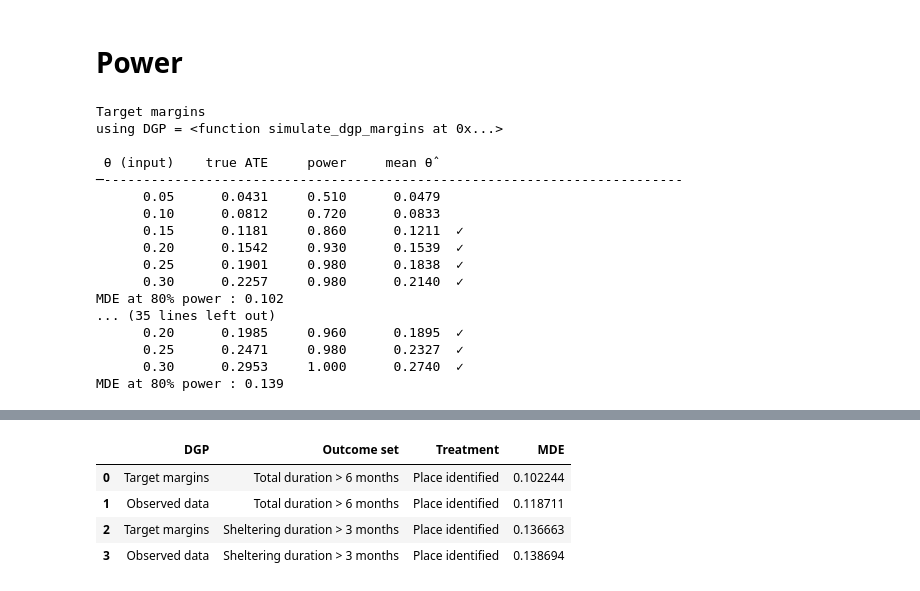
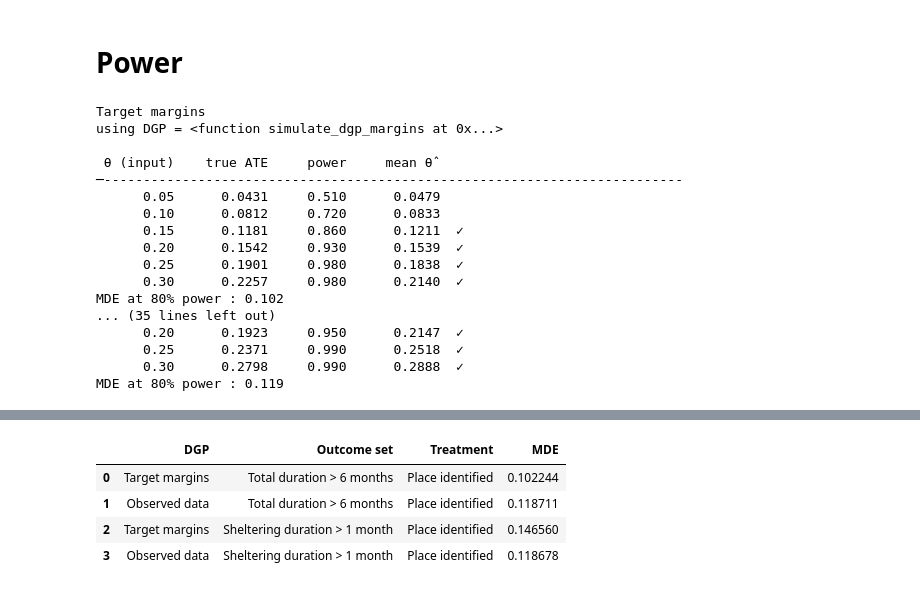
Before and after one commit to nicolepaul/protracted-displacement-idn, a Jupyter notebook: 3_Psychological.ipynb, the cells around one changed output, grey strips where cells are left out. Drawn from its saved outputs; the diff is of its cells as text; code cells hidden in the pictures.

Commit message:
add second tier of power analyses

```diff
--- a/3_Psychological.ipynb
+++ b/3_Psychological.ipynb
@@ -322,7 +322,7 @@ EFFECT_GRID = [0.05, 0.10, 0.15, 0.20, 0.25, 0.30]
 S_OUTER = 100
 
 T = 'place_identified'
-Ys = ['total-> 6 months', 'emergency-> 3 months']
+Ys = ['total-> 6 months', 'emergency-> 1 month']
 
 T_label = T.replace('_', ' ').capitalize()
 Y_labels = [y.replace('-', ' ').replace('total','Total duration').replace('emergency', 'Sheltering duration') for y in Ys]
@@ -345,36 +345,36 @@ for i, Y in enumerate(Ys):
         mde_records.append({
             'DGP':          dgp,
             'Outcome set':  Y_labels[i],
             'Treatment':    T_label,
             'MDE':          mde,
         })
 axs[1].set_ylabel(None)
 fig.tight_layout()
 fig.savefig(os.path.join(img_folder, f"pub_power_place_attachment.pdf"), dpi=300, facecolor="w", bbox_inches="tight")
 plt.show()
 
 pd.DataFrame(mde_records)
 # %% [output]
 Target margins
 using DGP = <function simulate_dgp_margins at 0x...>
 
  θ (input)    true ATE     power     mean θ̂
 ─--------------------------------------------------------------------------
       0.05      0.0431     0.510      0.0479
       0.10      0.0812     0.720      0.0833
       0.15      0.1181     0.860      0.1211  ✓
       0.20      0.1542     0.930      0.1539  ✓
       0.25      0.1901     0.980      0.1838  ✓
       0.30      0.2257     0.980      0.2140  ✓
 MDE at 80% power : 0.102
 ... (35 lines left out)
-      0.20      0.1985     0.960      0.1895  ✓
-      0.25      0.2471     0.980      0.2327  ✓
-      0.30      0.2953     1.000      0.2740  ✓
-MDE at 80% power : 0.139
+      0.20      0.1923     0.950      0.2147  ✓
+      0.25      0.2371     0.990      0.2518  ✓
+      0.30      0.2798     0.990      0.2888  ✓
+MDE at 80% power : 0.119
 [drawing not drawn]
 |  | DGP | Outcome set | Treatment | MDE |
 | 0 | Target margins | Total duration > 6 months | Place identified | 0.102244 |
 | 1 | Observed data | Total duration > 6 months | Place identified | 0.118711 |
-| 2 | Target margins | Sheltering duration > 3 months | Place identified | 0.136663 |
-| 3 | Observed data | Sheltering duration > 3 months | Place identified | 0.138694 |
+| 2 | Target margins | Sheltering duration > 1 month | Place identified | 0.146560 |
+| 3 | Observed data | Sheltering duration > 1 month | Place identified | 0.118678 |
```
Also changed, not shown: parts of 1 cell of this notebook, 18 other files.
